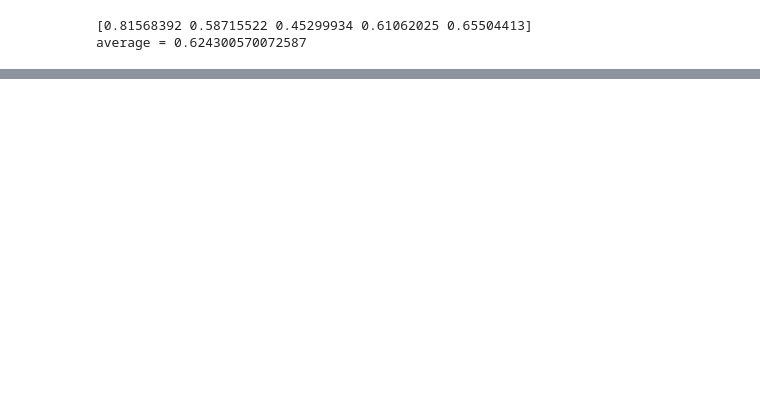
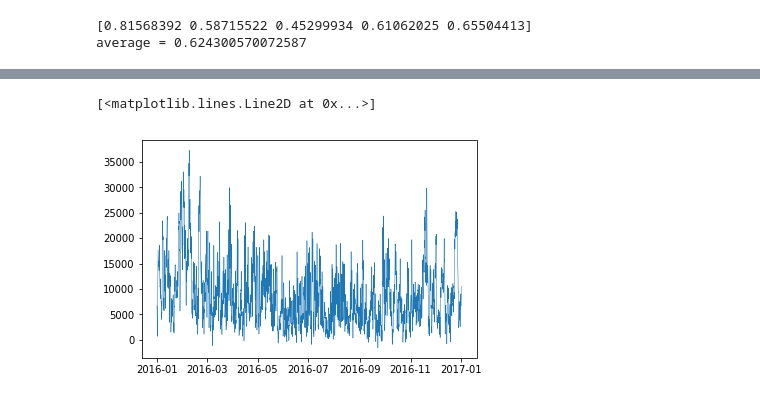
Before and after one commit to 6lidavid/RenewableEnergyProductionML, a Jupyter notebook: RenewableEnergy.ipynb, the cells around one changed output, grey strips where cells are left out. Saved outputs shown, nothing was run; the diff lists cells and outputs as text; code cells hidden in the pictures; blank space fills up the shorter version.

Commit message:
Formatted data into train and test data, plotted predicted data, found r2 score and mse

```diff
--- a/RenewableEnergy.ipynb
+++ b/RenewableEnergy.ipynb
@@ -127,0 +144,3 @@ average = 0.624300570072587
+# %%
+#error when using model from cross validation
+predicted = model.predict(windspeedformatted)
@@ -127,0 +149,3 @@ average = 0.624300570072587
+# %%
+#timeseries used as x axis when plotting predicted
+timeseries = pd.date_range('2016-01-01', '2016-12-31 23:00:00', freq='H')
@@ -128,3 +172,9 @@ average = 0.624300570072587
+# %%
+#I think this is an invalid test because using entire dataset in the predict but the training data is from that same set
+plt.plot(timeseries,predicted, linewidth=0.5)
+# %% [output]
+[<matplotlib.lines.Line2D at 0x...>]
+[figure, added]
 # %%
 '''
 Todo:
```
Also changed, not shown: parts of 21 cells of this notebook.
